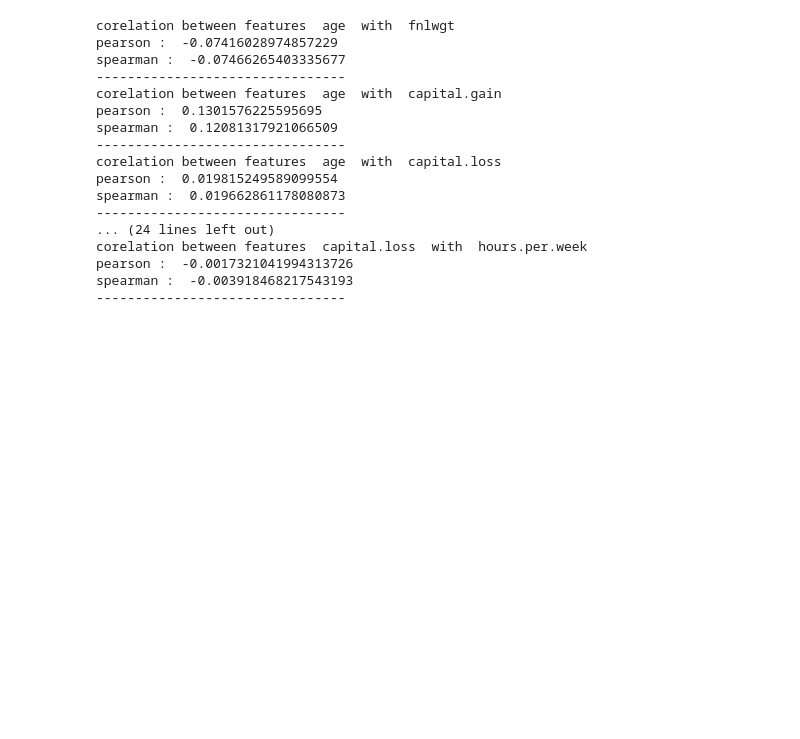
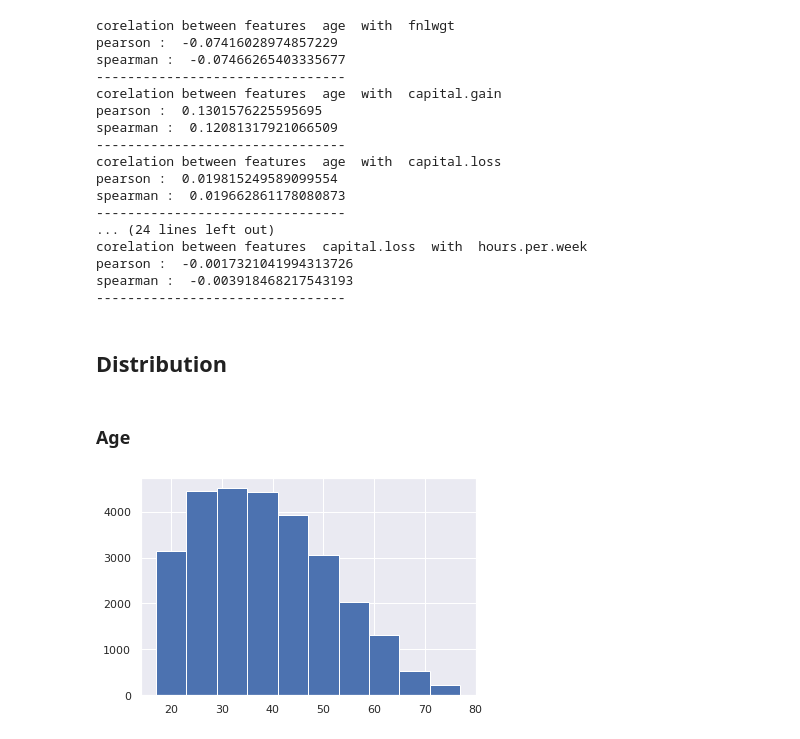
Before and after one commit to nicholasanthonys/tubes-probabilias-statistika, a Jupyter notebook: Tubes Data Cleaning.ipynb, the cells around one changed output. Drawn from its saved outputs; the diff is of its cells as text; code cells hidden in the pictures; blank space fills up the shorter version.

Commit message:
add histogram plot for distribution

```diff
--- a/Tubes Data Cleaning.ipynb
+++ b/Tubes Data Cleaning.ipynb
@@ -353,3 +353,12 @@ corelation between features  capital.loss  with  hours.per.week
 pearson :  -0.0017321041994313726
 spearman :  -0.003918468217543193
 --------------------------------
+# %% [markdown]
+## Distribution
+# %% [markdown]
+### Age
+# %%
+plt.hist(datacensus["age"])
+plt.show()
+# %% [output]
+[figure, added]
```
Also changed, not shown: parts of 14 cells of this notebook.
